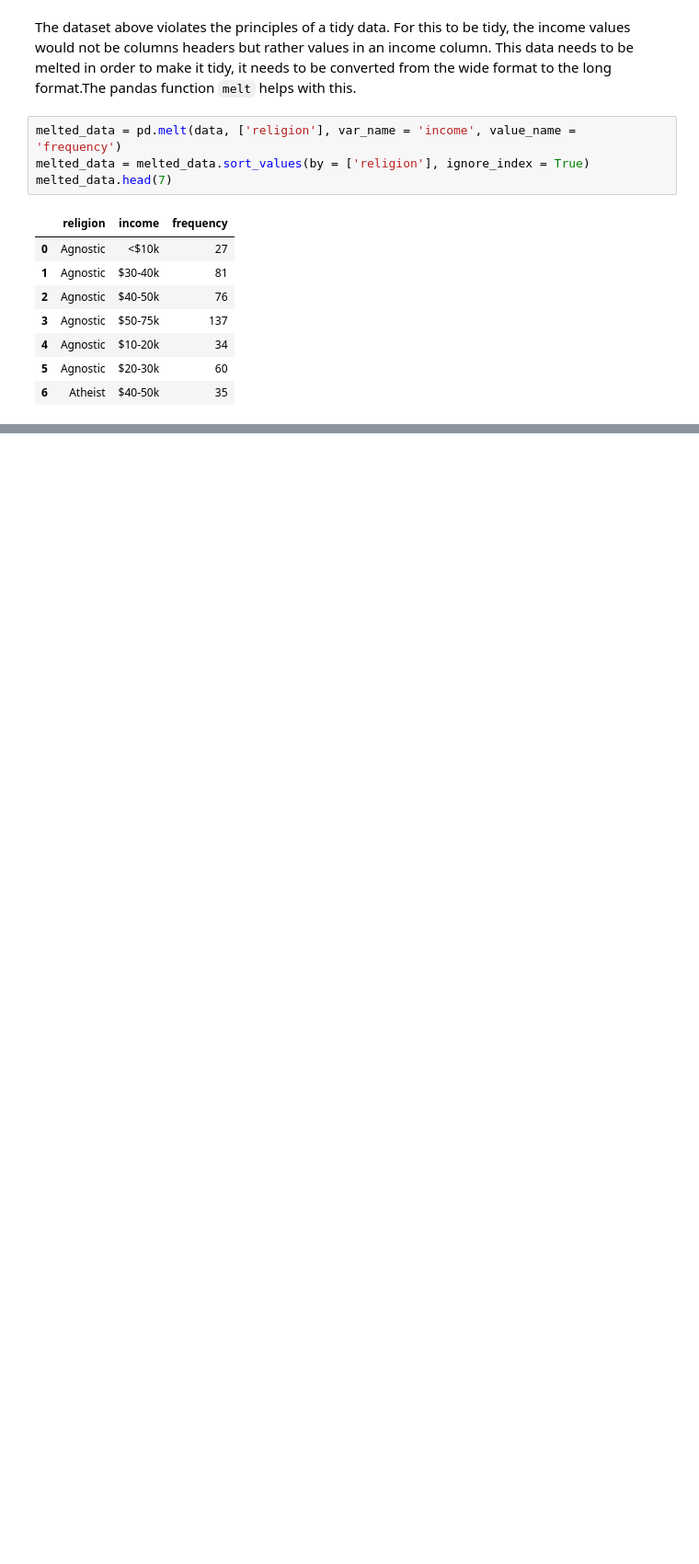
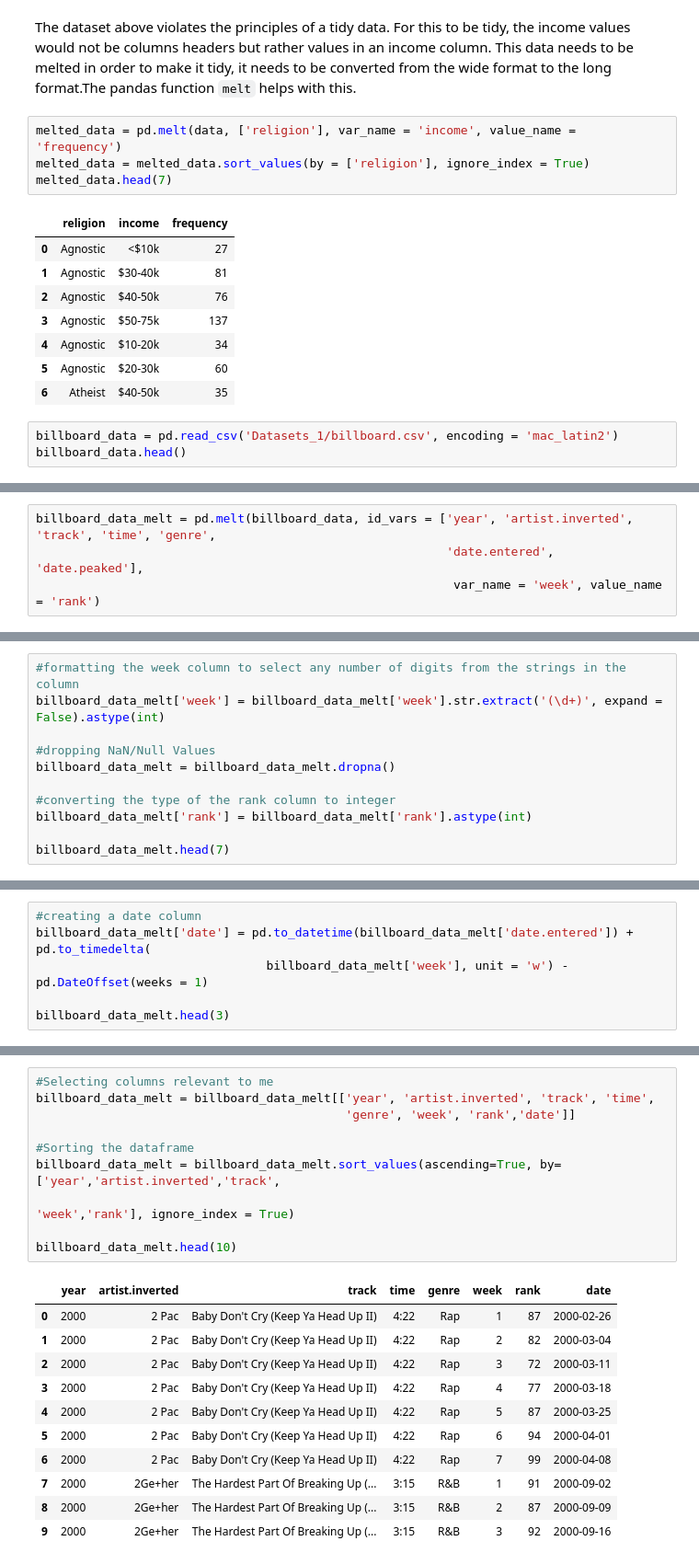
Before and after one commit to joeelorm/Data_Science, a Jupyter notebook: Data Cleaninig/Tidy Data.ipynb, the cells around one changed output, grey strips where cells are left out. Shown: that part at 92% size. Cells and saved outputs as stored; diff of their text form; blank space fills up the shorter version.

Commit message:
Update Tidy Data

```diff
--- a/Data Cleaninig/Tidy Data.ipynb
+++ b/Data Cleaninig/Tidy Data.ipynb
@@ -39,3 +39,6 @@ melted_data.head(7)
 | 4 | Agnostic | $10-20k | 34 |
 | 5 | Agnostic | $20-30k | 60 |
 | 6 | Atheist | $40-50k | 35 |
+# %%
+billboard_data = pd.read_csv('Datasets_1/billboard.csv', encoding = 'mac_latin2')
+billboard_data.head()
@@ -41,0 +55,4 @@ melted_data.head(7)
+# %%
+billboard_data_melt = pd.melt(billboard_data, id_vars = ['year', 'artist.inverted', 'track', 'time', 'genre',
+                                                         'date.entered', 'date.peaked'],
+                                                          var_name = 'week', value_name = 'rank')
@@ -41,0 +68,11 @@ melted_data.head(7)
+# %%
+#formatting the week column to select any number of digits from the strings in the column
+billboard_data_melt['week'] = billboard_data_melt['week'].str.extract('(\d+)', expand = False).astype(int)
+
+#dropping NaN/Null Values
+billboard_data_melt = billboard_data_melt.dropna()
+
+#converting the type of the rank column to integer
+billboard_data_melt['rank'] = billboard_data_melt['rank'].astype(int)
+
+billboard_data_melt.head(7)
@@ -41,0 +88,6 @@ melted_data.head(7)
+# %%
+#creating a date column
+billboard_data_melt['date'] = pd.to_datetime(billboard_data_melt['date.entered']) + pd.to_timedelta(
+                                billboard_data_melt['week'], unit = 'w') - pd.DateOffset(weeks = 1)
+
+billboard_data_melt.head(3)
@@ -41,0 +99,22 @@ melted_data.head(7)
+# %%
+#Selecting columns relevant to me
+billboard_data_melt = billboard_data_melt[['year', 'artist.inverted', 'track', 'time',
+                                           'genre', 'week', 'rank','date']]
+
+#Sorting the dataframe
+billboard_data_melt = billboard_data_melt.sort_values(ascending=True, by=['year','artist.inverted','track',
+                                                                          'week','rank'], ignore_index = True)
+
+billboard_data_melt.head(10)
+# %% [output]
+|  | year | artist.inverted | track | time | genre | week | rank | date |
+| 0 | 2000 | 2 Pac | Baby Don't Cry (Keep Ya Head Up II) | 4:22 | Rap | 1 | 87 | 2000-02-26 |
+| 1 | 2000 | 2 Pac | Baby Don't Cry (Keep Ya Head Up II) | 4:22 | Rap | 2 | 82 | 2000-03-04 |
+| 2 | 2000 | 2 Pac | Baby Don't Cry (Keep Ya Head Up II) | 4:22 | Rap | 3 | 72 | 2000-03-11 |
+| 3 | 2000 | 2 Pac | Baby Don't Cry (Keep Ya Head Up II) | 4:22 | Rap | 4 | 77 | 2000-03-18 |
+| 4 | 2000 | 2 Pac | Baby Don't Cry (Keep Ya Head Up II) | 4:22 | Rap | 5 | 87 | 2000-03-25 |
+| 5 | 2000 | 2 Pac | Baby Don't Cry (Keep Ya Head Up II) | 4:22 | Rap | 6 | 94 | 2000-04-01 |
+| 6 | 2000 | 2 Pac | Baby Don't Cry (Keep Ya Head Up II) | 4:22 | Rap | 7 | 99 | 2000-04-08 |
+| 7 | 2000 | 2Ge+her | The Hardest Part Of Breaking Up (... | 3:15 | R&B | 1 | 91 | 2000-09-02 |
+| 8 | 2000 | 2Ge+her | The Hardest Part Of Breaking Up (... | 3:15 | R&B | 2 | 87 | 2000-09-09 |
+| 9 | 2000 | 2Ge+her | The Hardest Part Of Breaking Up (... | 3:15 | R&B | 3 | 92 | 2000-09-16 |
```
Also changed, not shown: parts of 7 cells of this notebook.
